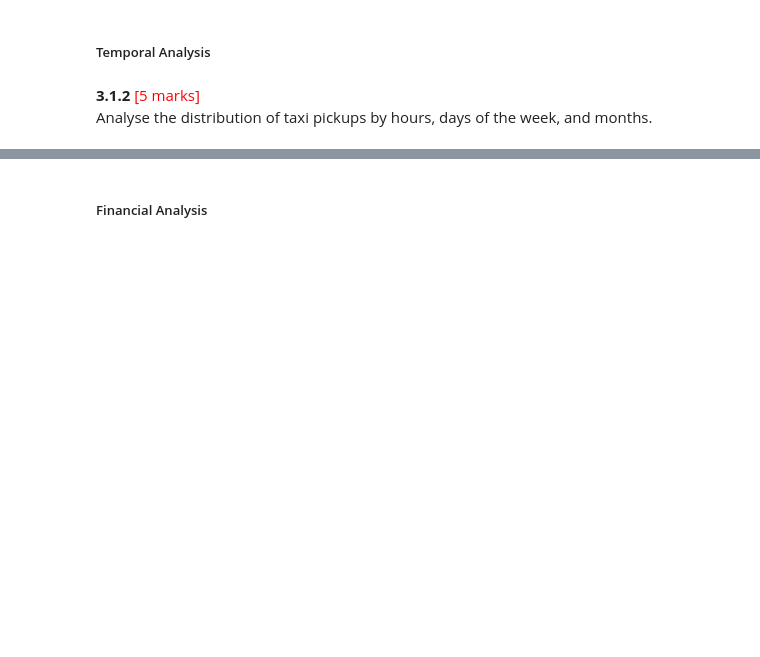
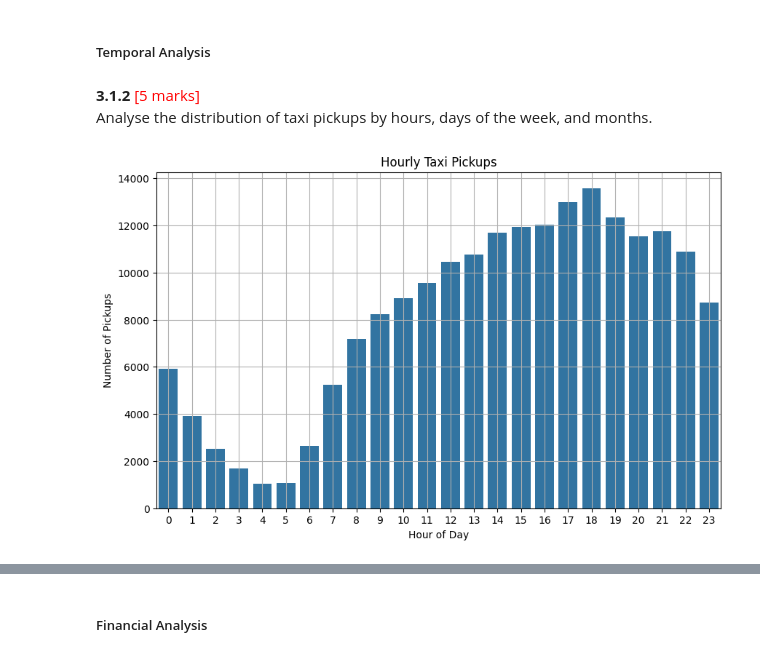
Before and after one commit to AGON002/python-assignment, a Jupyter notebook: EDA_Assg_NYC_Taxi_Starter.ipynb, the cells around one changed output, grey strips where cells are left out. Drawn from its saved outputs; the diff is of its cells as text; code cells hidden in the pictures; blank space fills up the shorter version.

```diff
--- a/EDA_Assg_NYC_Taxi_Starter.ipynb
+++ b/EDA_Assg_NYC_Taxi_Starter.ipynb
@@ -750,8 +750,22 @@ Analyse the distribution of taxi pickups by hours, days of the week, and months.
 # %%
 # Find and show the hourly trends in taxi pickups
 df['tpep_pickup_datetime'] = pd.to_datetime(df['tpep_pickup_datetime'])
 
 # Extract hour, weekday, and month
 df['hour'] = df['tpep_pickup_datetime'].dt.hour
 df['weekday'] = df['tpep_pickup_datetime'].dt.day_name()
 df['month'] = df['tpep_pickup_datetime'].dt.month_name()
+
+import seaborn as sns
+import matplotlib.pyplot as plt
+
+# Hourly trend
+plt.figure(figsize=(10,6))
+sns.countplot(data=df, x='hour', order=sorted(df['hour'].unique()))
+plt.title('Hourly Taxi Pickups')
+plt.xlabel('Hour of Day')
+plt.ylabel('Number of Pickups')
+plt.grid(True)
+plt.show()
+# %% [output]
+[figure, added]
```
Also changed, not shown: parts of 23 cells of this notebook.
